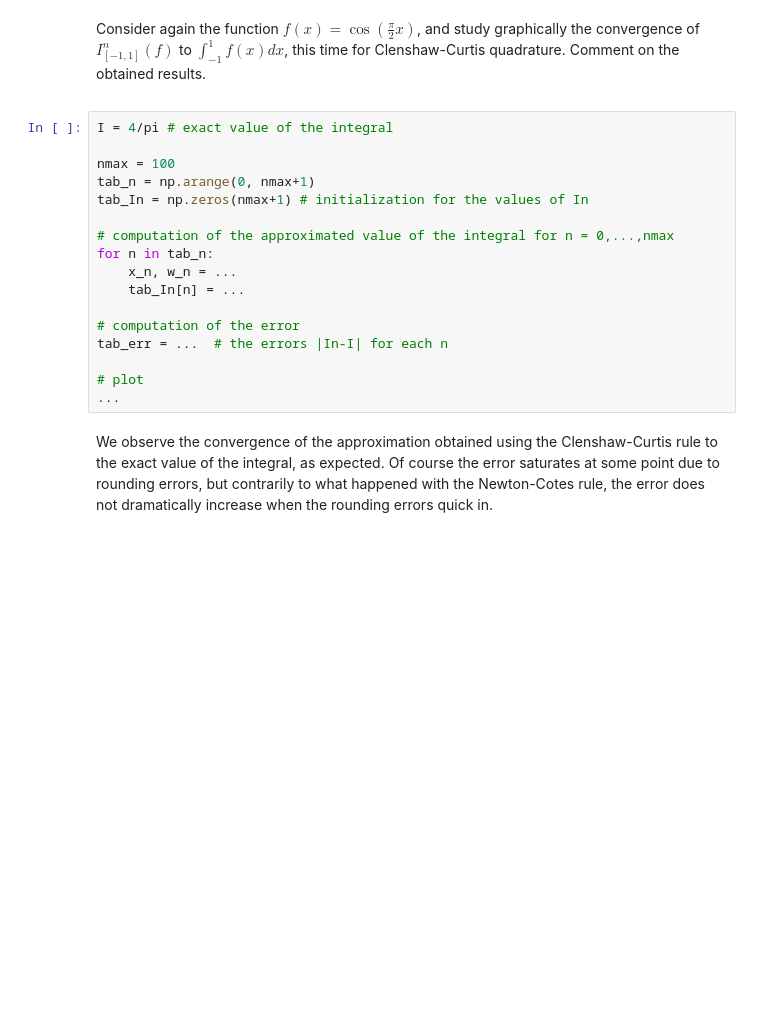
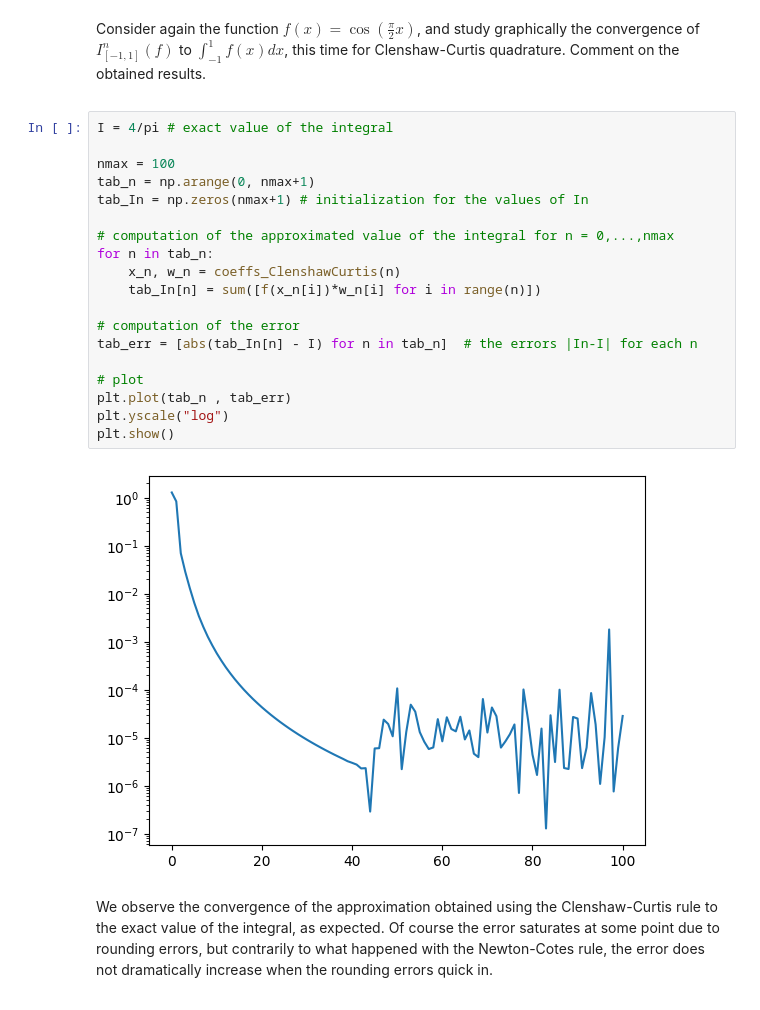
Before and after one commit to raulandrei00/Polytechnique_L1, a Jupyter notebook: numerical analysis/Chapter3_NumericalIntegration/3-NumericalIntegration.ipynb, the cells around one changed output. Drawn from its saved outputs; the diff is of its cells as text; blank space fills up the shorter version.

```diff
--- a/numerical analysis/Chapter3_NumericalIntegration/3-NumericalIntegration.ipynb
+++ b/numerical analysis/Chapter3_NumericalIntegration/3-NumericalIntegration.ipynb
@@ -1043,20 +1084,24 @@ Consider again the function $f(x)=\cos\left(\frac{\pi}{2} x\right)$, and study g
 # %%
 I = 4/pi # exact value of the integral
 
 nmax = 100
 tab_n = np.arange(0, nmax+1)
 tab_In = np.zeros(nmax+1) # initialization for the values of In
 
 # computation of the approximated value of the integral for n = 0,...,nmax
 for n in tab_n:
-    x_n, w_n = ...
-    tab_In[n] = ...
+    x_n, w_n = coeffs_ClenshawCurtis(n)
+    tab_In[n] = sum([f(x_n[i])*w_n[i] for i in range(n)])
 
 # computation of the error
-tab_err = ...  # the errors |In-I| for each n
+tab_err = [abs(tab_In[n] - I) for n in tab_n]  # the errors |In-I| for each n
 
 # plot
-...
+plt.plot(tab_n , tab_err)
+plt.yscale("log")
+plt.show()
+# %% [output]
+[figure, added]
 # %% [markdown]
 <div markdown=1 class='Answer'>
 
```
Also changed, not shown: parts of 20 cells of this notebook, 5 other files.
